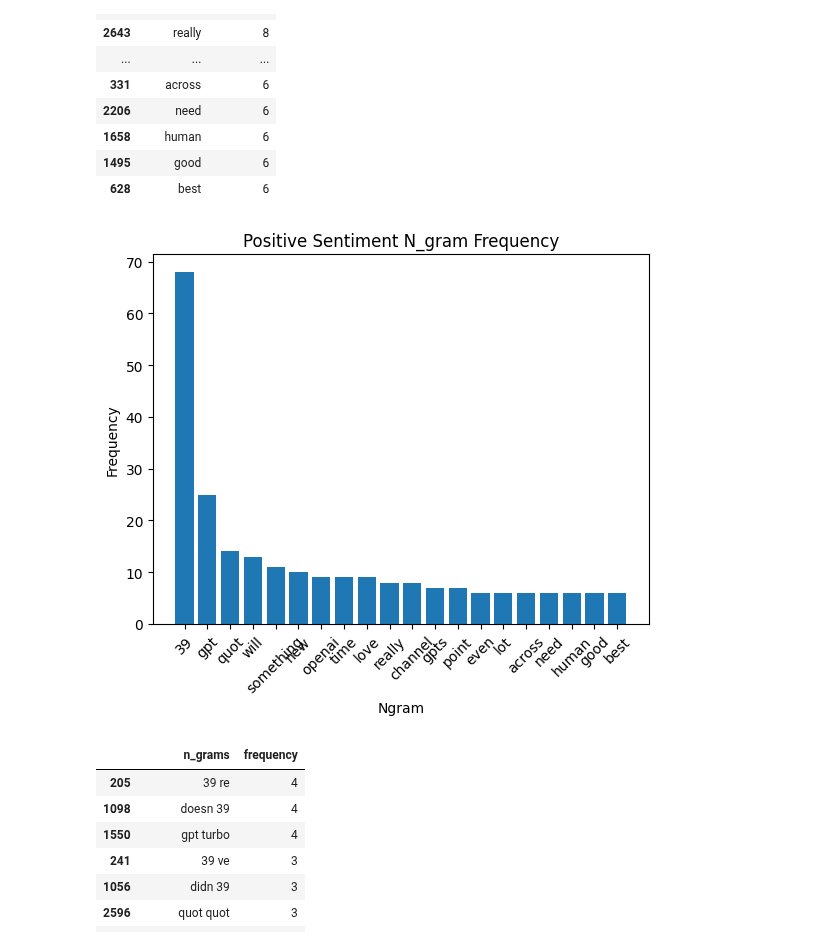
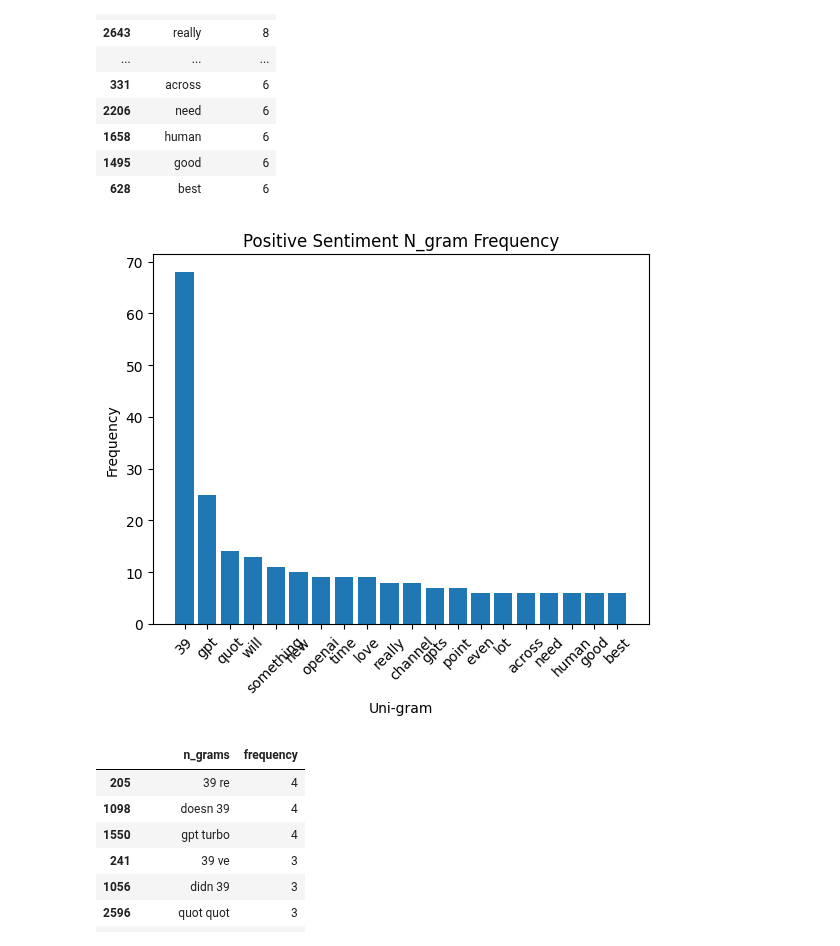
Before and after one commit to mindyng/2023-Business-Projects, a Jupyter notebook: sentiment-analysis-on-llm-chatbots.ipynb, the cells around one changed output. Cells and saved outputs as stored; diff of their text form; code cells hidden in the pictures.

```diff
--- a/sentiment-analysis-on-llm-chatbots.ipynb
+++ b/sentiment-analysis-on-llm-chatbots.ipynb
@@ -601,13 +594,13 @@ sample
 | 628 | best | 6 |
 # %%
 plt.bar(sample['n_grams'], sample['frequency'])
-plt.xlabel('Ngram')
+plt.xlabel('Uni-gram')
 plt.ylabel('Frequency')
 plt.title('Positive Sentiment N_gram Frequency')
 plt.xticks(rotation=45)
 plt.show()
 # %% [output]
-[figure, old version]
+[figure, new version]
 # %%
 # trying to get multiple-gram strings starting with bigram. need to take out non-helpful words such as youtube watch, amp and html tags
 multi_grams = df_test.query('n_grams.str.count(" ") == [1]')
```
Also changed, not shown: parts of 13 cells of this notebook.
